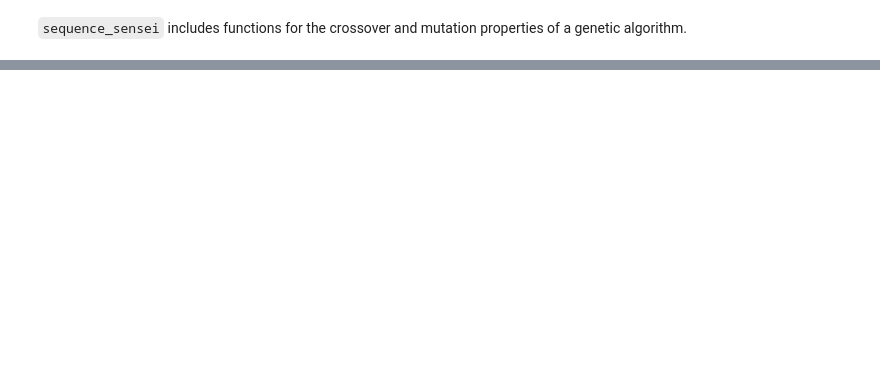
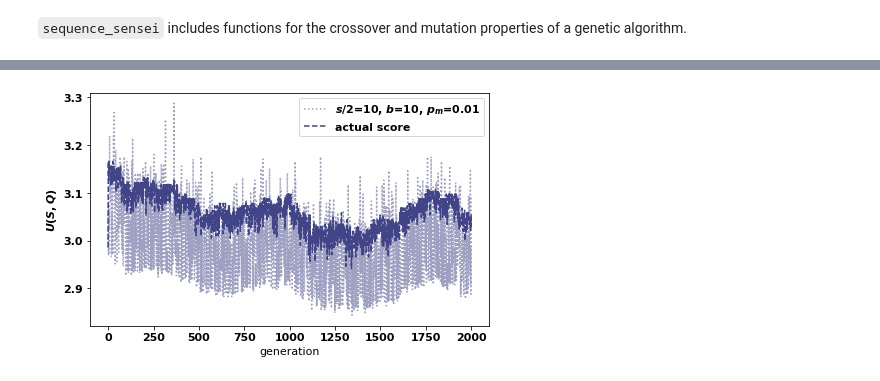
Before and after one commit to Nikoleta-v3/Thesis, a Jupyter notebook: src/chapters/06/main.ipynb, the cells around one changed output, grey strips where cells are left out. Drawn from its saved outputs; the diff is of its cells as text; code cells hidden in the pictures; blank space fills up the shorter version.

```diff
--- a/src/chapters/06/main.ipynb
+++ b/src/chapters/06/main.ipynb
@@ -84,0 +404,42 @@ random.seed(1)
+# %%
+scores = random.groupby(['half size population', 'bottleneck', 'mutation probability','generation'])['score'].max()
+# %%
+val_bottleneck = 10
+val_mutation = 0.01
+val_half_size_population = 10
+# %%
+trial = random[(random['bottleneck'] == val_bottleneck) & (random['mutation probability'] == val_mutation) & (random['half size population'] == val_half_size_population)]
+# %%
+actual_scores = []
+for g in range(2001):
+    score = trial[trial['generation'] == g]['score'].max()
+
+    generation_scores = []
+    for i, row in trial[(trial['generation'] == g) & (trial['score'] == score)].iterrows():
+        axl.seed(2)
+        match = axl.Match([axl.Cycler(ss.get_sequence_str(row[genes])), axl.Random()], turns=205)
+        _ = match.play()
+
+        generation_scores.append(match.final_score_per_turn()[0])
+    actual_scores.append(max(generation_scores))
+# %%
+fig, ax = plt.subplots(figsize=(6.5, 4))
+
+for i, index in enumerate(indices[:1]):
+    plt.plot(scores[index],
+             ':',
+             label=f'$s/2$={index[0]}, $b$={index[1]}, $p_m$={index[2]}',
+             color=colors[1],
+             alpha=0.5
+                 );
+    plt.plot(actual_scores, "--",color=colors[1], label='actual score')
+plt.legend();
+
+plt.ylabel(r'$U(S, Q)$')
+plt.xlabel('generation')
+
+
+plt.tight_layout();
+plt.savefig('img/maximum_score_per_generation_random.pdf')
+# %% [output]
+[figure, added]
```
Also changed, not shown: parts of 64 cells of this notebook.
